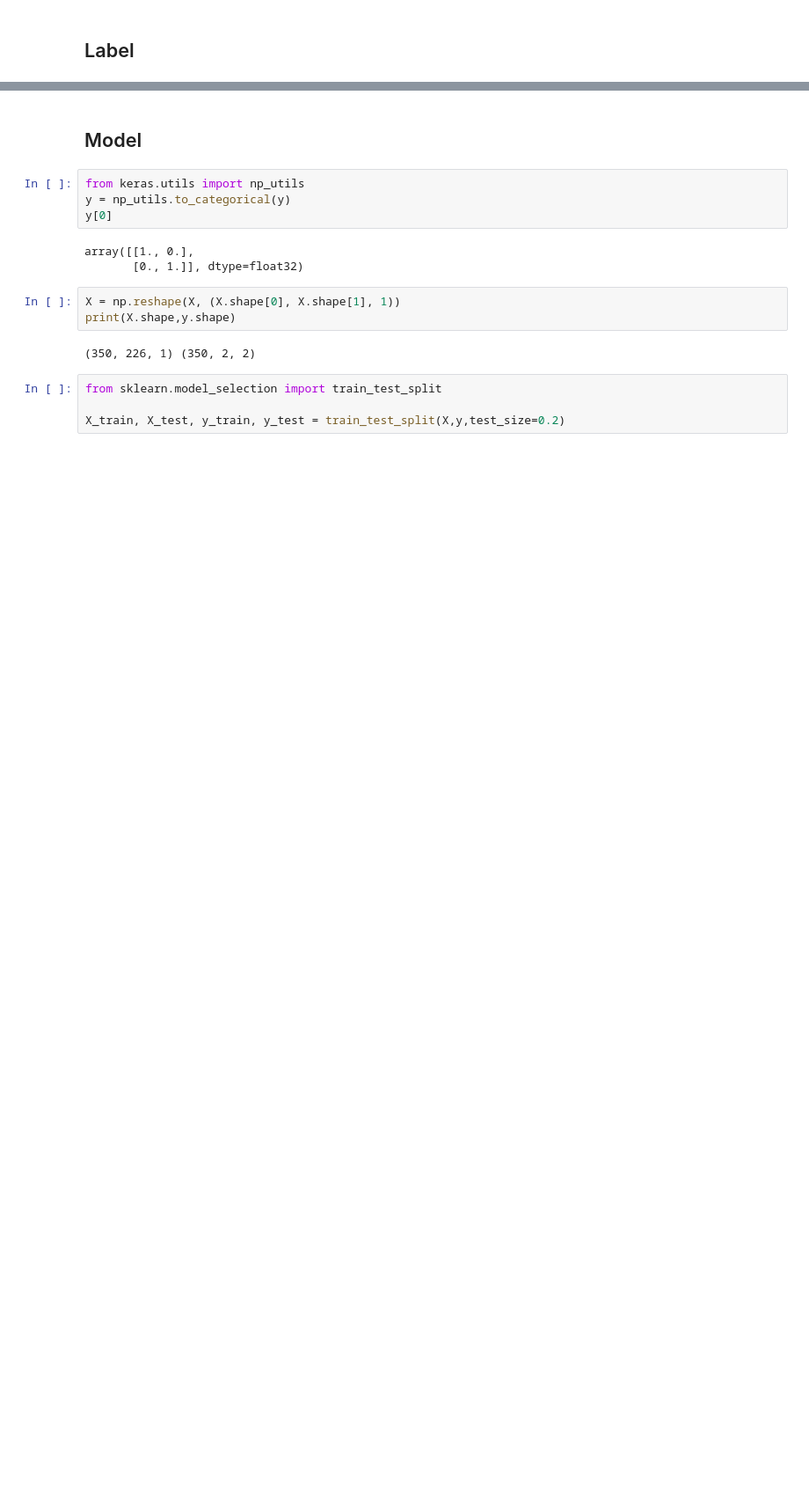
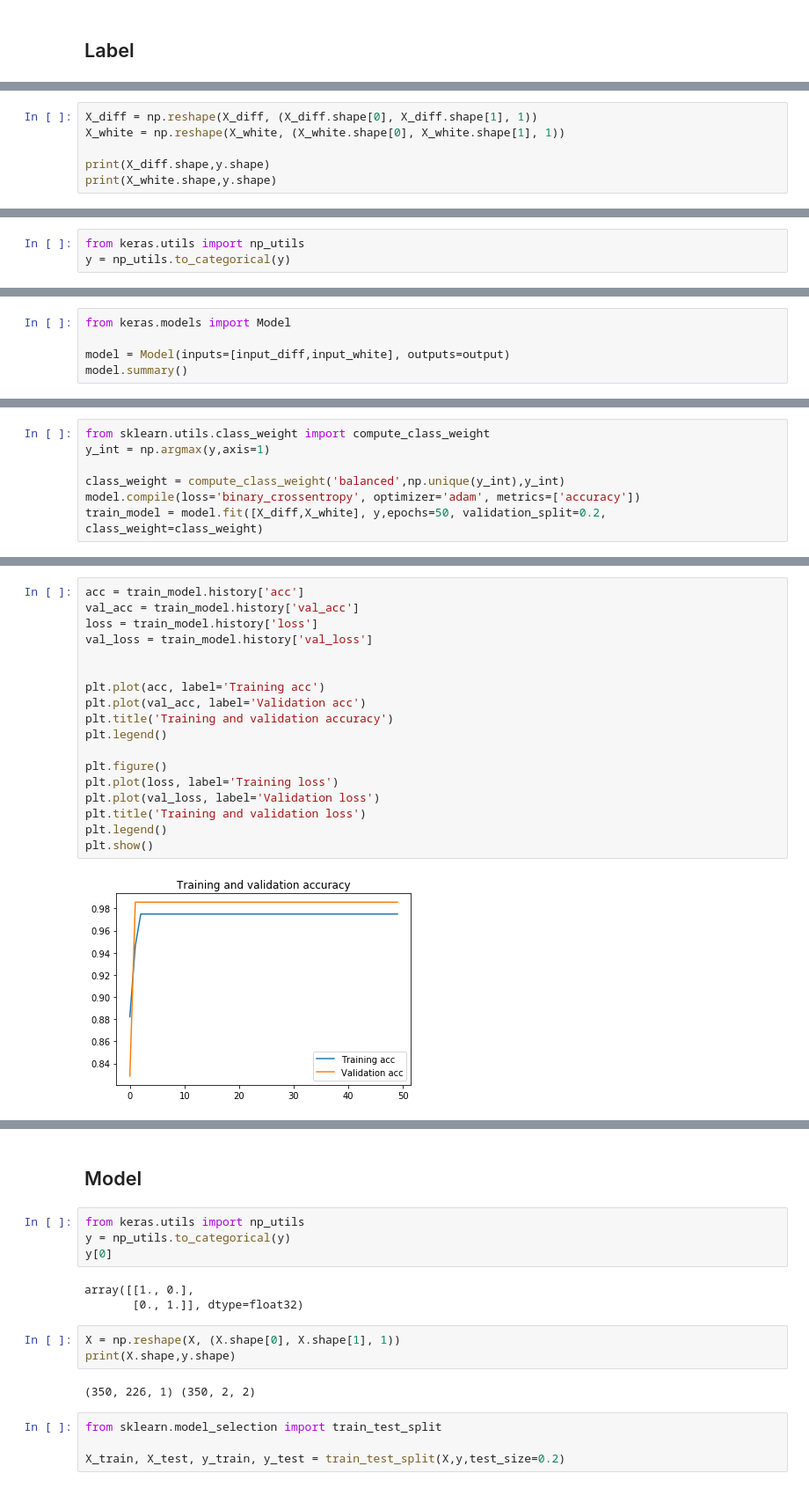
Before and after one commit to PattarapornH/Crab-Molting-Detection, a Jupyter notebook: Molting_crab_tracker.ipynb, the cells around one changed output, grey strips where cells are left out. Shown: that part at 88% size. Cells and saved outputs as stored; diff of their text form; blank space fills up the shorter version.

```diff
--- a/Molting_crab_tracker.ipynb
+++ b/Molting_crab_tracker.ipynb
@@ -121,0 +74,6 @@ print(X.shape,y.shape)
+# %%
+X_diff = np.reshape(X_diff, (X_diff.shape[0], X_diff.shape[1], 1))
+X_white = np.reshape(X_white, (X_white.shape[0], X_white.shape[1], 1))
+
+print(X_diff.shape,y.shape)
+print(X_white.shape,y.shape)
@@ -121,0 +83,3 @@ print(X.shape,y.shape)
+# %%
+from keras.utils import np_utils
+y = np_utils.to_categorical(y)
@@ -121,0 +135,5 @@ print(X.shape,y.shape)
+# %%
+from keras.models import Model
+
+model = Model(inputs=[input_diff,input_white], outputs=output)
+model.summary()
@@ -121,0 +158,7 @@ print(X.shape,y.shape)
+# %%
+from sklearn.utils.class_weight import compute_class_weight
+y_int = np.argmax(y,axis=1)
+
+class_weight = compute_class_weight('balanced',np.unique(y_int),y_int)
+model.compile(loss='binary_crossentropy', optimizer='adam', metrics=['accuracy'])
+train_model = model.fit([X_diff,X_white], y,epochs=50, validation_split=0.2, class_weight=class_weight)
@@ -121,0 +183,20 @@ print(X.shape,y.shape)
+# %%
+acc = train_model.history['acc']
+val_acc = train_model.history['val_acc']
+loss = train_model.history['loss']
+val_loss = train_model.history['val_loss']
+
+
+plt.plot(acc, label='Training acc')
+plt.plot(val_acc, label='Validation acc')
+plt.title('Training and validation accuracy')
+plt.legend()
+
+plt.figure()
+plt.plot(loss, label='Training loss')
+plt.plot(val_loss, label='Validation loss')
+plt.title('Training and validation loss')
+plt.legend()
+plt.show()
+# %% [output]
+[figure, added]
```
Also changed, not shown: parts of 23 cells of this notebook.
